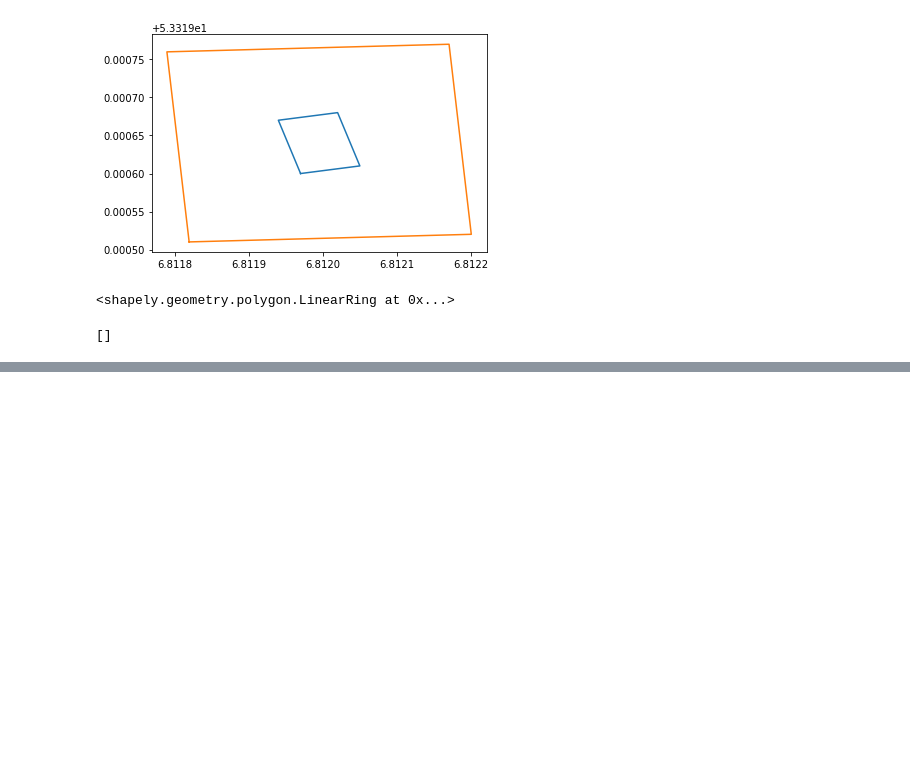
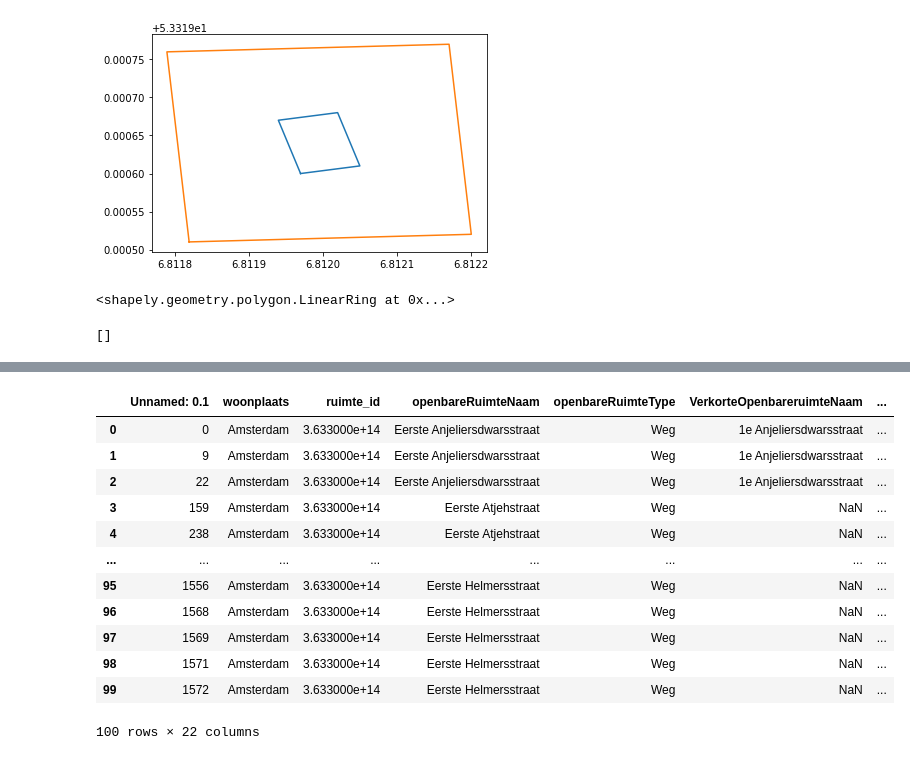
Before and after one commit to TomvandeLooij/dsp-project, a Jupyter notebook: notebooks/test_notebook_for_stuff.ipynb, the cells around one changed output, grey strips where cells are left out. Cells and saved outputs as stored; diff of their text form; code cells hidden in the pictures; blank space fills up the shorter version.

```diff
--- a/notebooks/test_notebook_for_stuff.ipynb
+++ b/notebooks/test_notebook_for_stuff.ipynb
@@ -84,0 +242,18 @@ pco.Execute(-7.0)
+# %%
+df = pd.read_csv("../data/test.csv")
+df = df.drop(columns="Unnamed: 0")
+df
+# %% [output]
+|  | Unnamed: 0.1 | woonplaats | ruimte_id | openbareRuimteNaam | openbareRuimteType | VerkorteOpenbareruimteNaam | ... |
+| 0 | 0 | Amsterdam | 3.633000e+14 | Eerste Anjeliersdwarsstraat | Weg | 1e Anjeliersdwarsstraat | ... |
+| 1 | 9 | Amsterdam | 3.633000e+14 | Eerste Anjeliersdwarsstraat | Weg | 1e Anjeliersdwarsstraat | ... |
+| 2 | 22 | Amsterdam | 3.633000e+14 | Eerste Anjeliersdwarsstraat | Weg | 1e Anjeliersdwarsstraat | ... |
+| 3 | 159 | Amsterdam | 3.633000e+14 | Eerste Atjehstraat | Weg | NaN | ... |
+| 4 | 238 | Amsterdam | 3.633000e+14 | Eerste Atjehstraat | Weg | NaN | ... |
+| ... | ... | ... | ... | ... | ... | ... | ... |
+| 95 | 1556 | Amsterdam | 3.633000e+14 | Eerste Helmersstraat | Weg | NaN | ... |
+| 96 | 1568 | Amsterdam | 3.633000e+14 | Eerste Helmersstraat | Weg | NaN | ... |
+| 97 | 1569 | Amsterdam | 3.633000e+14 | Eerste Helmersstraat | Weg | NaN | ... |
+| 98 | 1571 | Amsterdam | 3.633000e+14 | Eerste Helmersstraat | Weg | NaN | ... |
+| 99 | 1572 | Amsterdam | 3.633000e+14 | Eerste Helmersstraat | Weg | NaN | ... |
+100 rows × 22 columns
```
Also changed, not shown: parts of 27 cells of this notebook.
